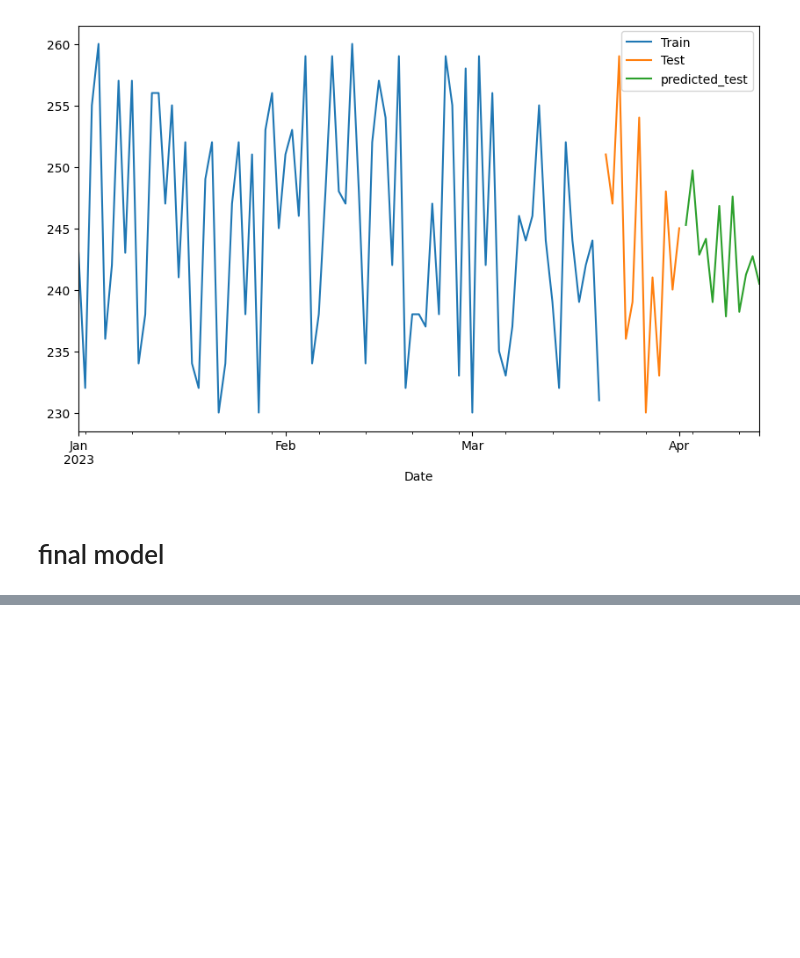
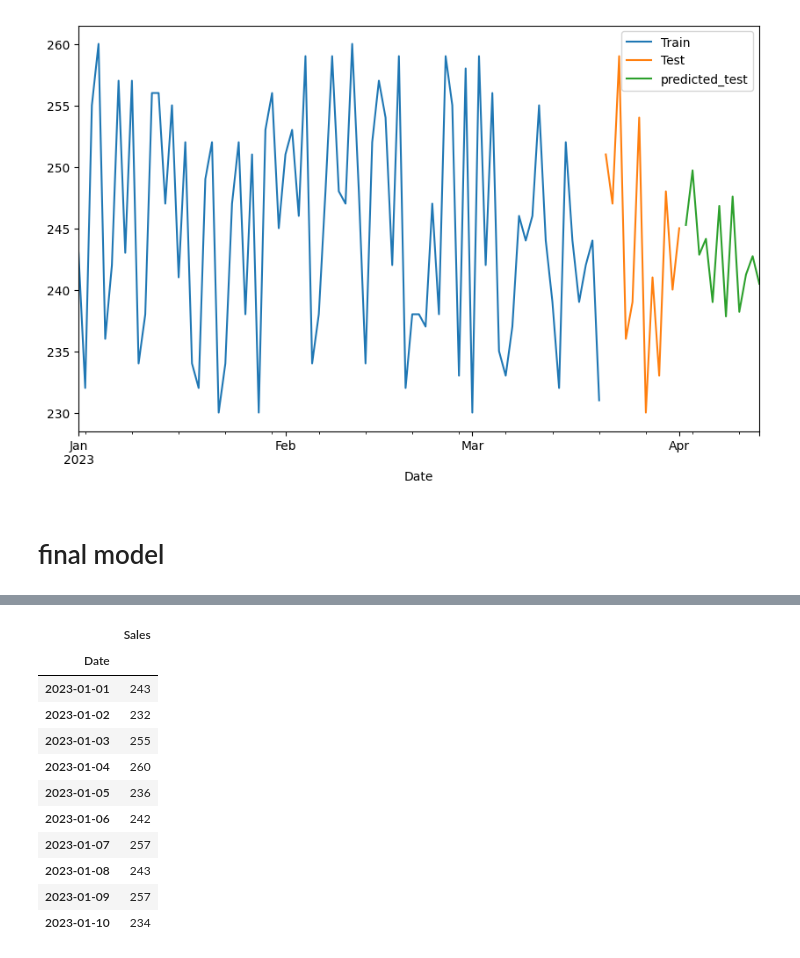
Before and after one commit to Pavlovj/bootcamp, a Jupyter notebook: Supermarketdata.ipynb, the cells around one changed output, grey strips where cells are left out. Drawn from its saved outputs; the diff is of its cells as text; code cells hidden in the pictures; blank space fills up the shorter version.

```diff
--- a/Supermarketdata.ipynb
+++ b/Supermarketdata.ipynb
@@ -418,0 +421,15 @@ pred_df
+# %%
+apple_sales_pred.head(10)
+# %% [output]
+|  | Sales |
+| Date |  |
+| 2023-01-01 | 243 |
+| 2023-01-02 | 232 |
+| 2023-01-03 | 255 |
+| 2023-01-04 | 260 |
+| 2023-01-05 | 236 |
+| 2023-01-06 | 242 |
+| 2023-01-07 | 257 |
+| 2023-01-08 | 243 |
+| 2023-01-09 | 257 |
+| 2023-01-10 | 234 |
```
Also changed, not shown: parts of 5 cells of this notebook.
